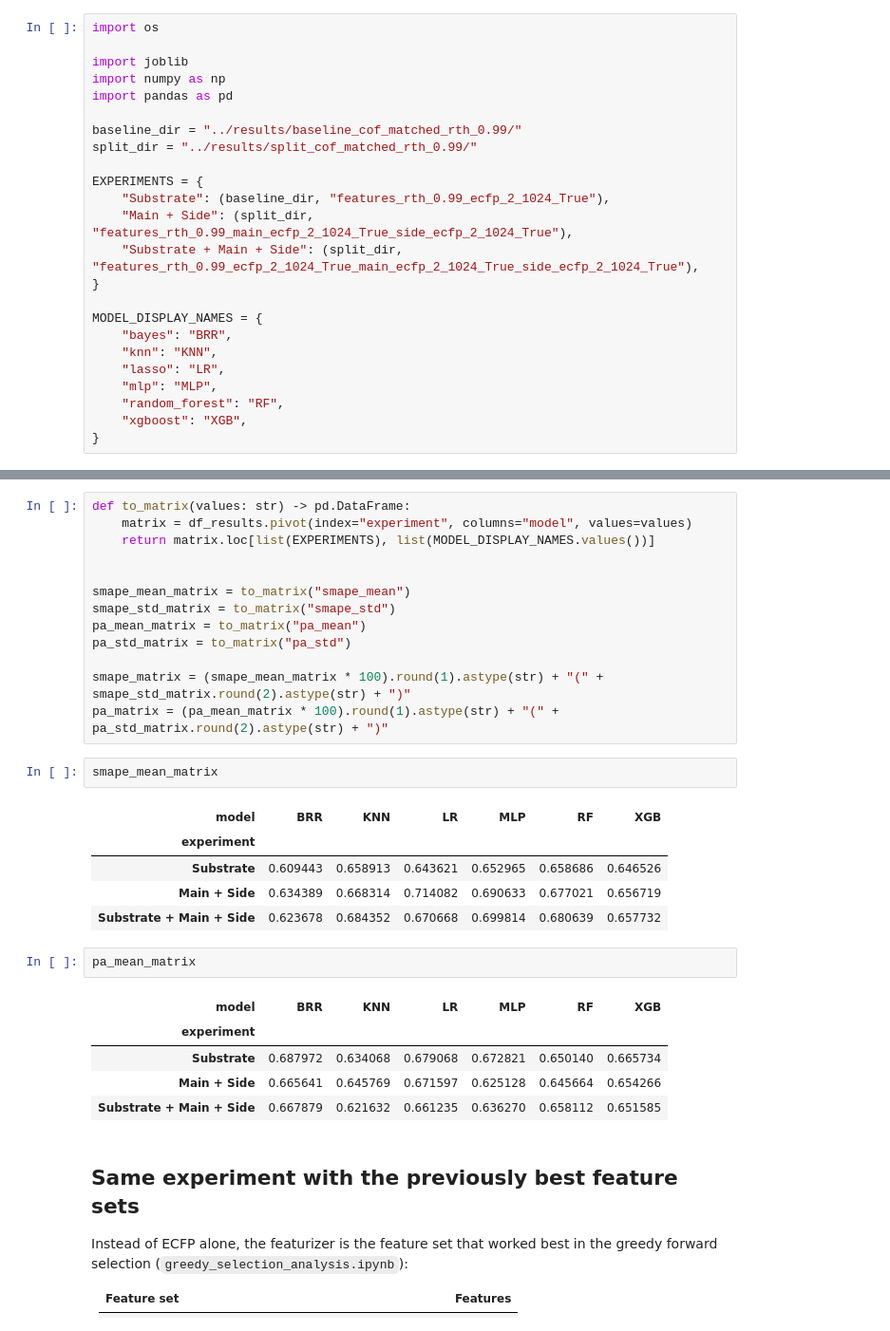
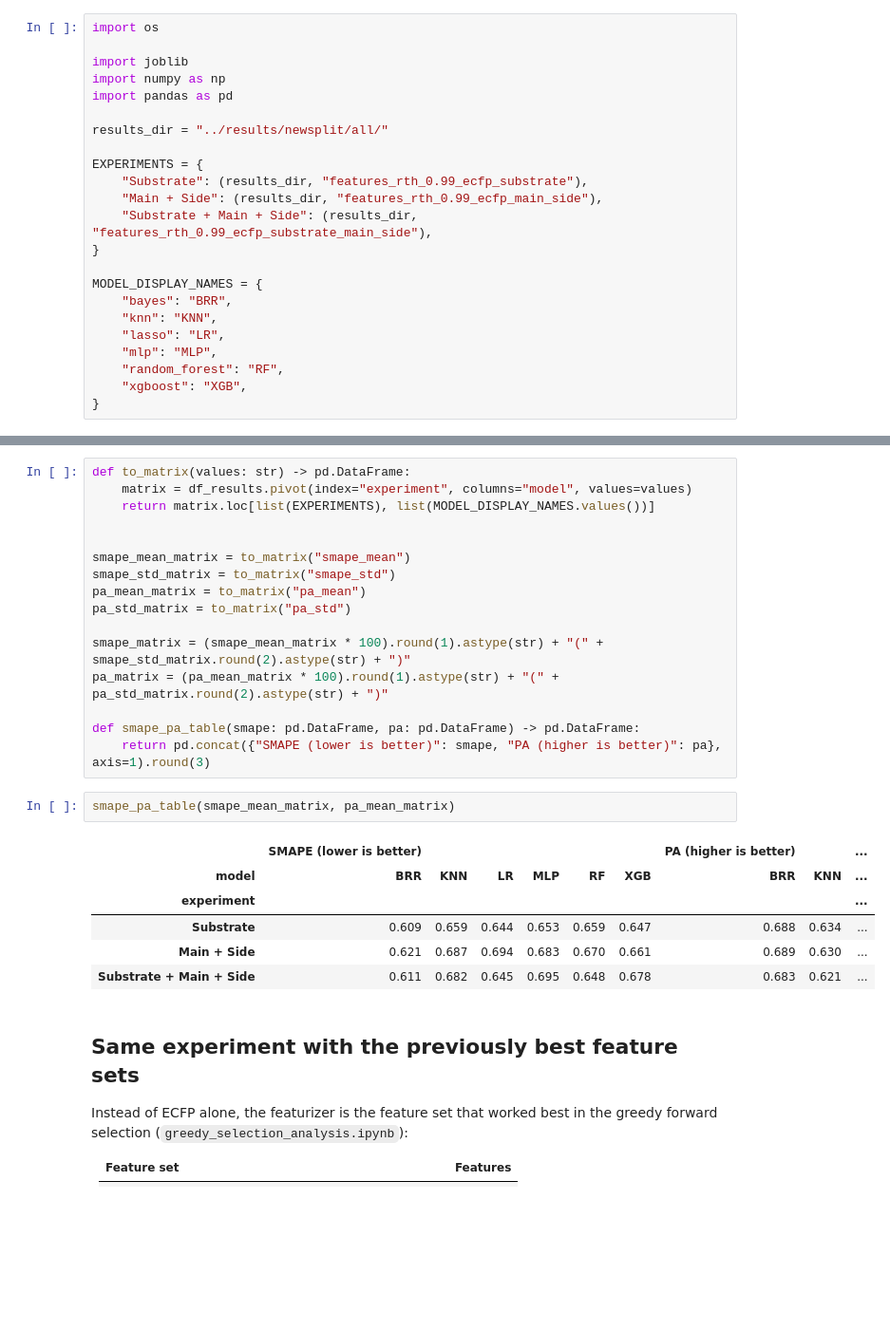
Before and after one commit to JMadejczyk/precursor2cof-capacitance, a Jupyter notebook: notebooks/main_experiment_matrices.ipynb, the cells around one changed output, grey strips where cells are left out. Shown at 95% size. Drawn from its saved outputs; the diff is of its cells as text; blank space fills up the shorter version.

```diff
--- a/notebooks/main_experiment_matrices.ipynb
+++ b/notebooks/main_experiment_matrices.ipynb
@@ -17,13 +17,12 @@ import joblib
 import numpy as np
 import pandas as pd
 
-baseline_dir = "../results/baseline_cof_matched_rth_0.99/"
-split_dir = "../results/split_cof_matched_rth_0.99/"
+results_dir = "../results/newsplit/all/"
 
 EXPERIMENTS = {
-    "Substrate": (baseline_dir, "features_rth_0.99_ecfp_2_1024_True"),
-    "Main + Side": (split_dir, "features_rth_0.99_main_ecfp_2_1024_True_side_ecfp_2_1024_True"),
-    "Substrate + Main + Side": (split_dir, "features_rth_0.99_ecfp_2_1024_True_main_ecfp_2_1024_True_side_ecfp_2_1024_True"),
+    "Substrate": (results_dir, "features_rth_0.99_ecfp_substrate"),
+    "Main + Side": (results_dir, "features_rth_0.99_ecfp_main_side"),
+    "Substrate + Main + Side": (results_dir, "features_rth_0.99_ecfp_substrate_main_side"),
 }
 
 MODEL_DISPLAY_NAMES = {
@@ -80,22 +79,18 @@ pa_std_matrix = to_matrix("pa_std")
 
 smape_matrix = (smape_mean_matrix * 100).round(1).astype(str) + "(" + smape_std_matrix.round(2).astype(str) + ")"
 pa_matrix = (pa_mean_matrix * 100).round(1).astype(str) + "(" + pa_std_matrix.round(2).astype(str) + ")"
+
+def smape_pa_table(smape: pd.DataFrame, pa: pd.DataFrame) -> pd.DataFrame:
+    return pd.concat({"SMAPE (lower is better)": smape, "PA (higher is better)": pa}, axis=1).round(3)
 # %%
-smape_mean_matrix
+smape_pa_table(smape_mean_matrix, pa_mean_matrix)
 # %% [output]
-| model | BRR | KNN | LR | MLP | RF | XGB |
-| experiment |  |  |  |  |  |  |
-| Substrate | 0.609443 | 0.658913 | 0.643621 | 0.652965 | 0.658686 | 0.646526 |
-| Main + Side | 0.634389 | 0.668314 | 0.714082 | 0.690633 | 0.677021 | 0.656719 |
-| Substrate + Main + Side | 0.623678 | 0.684352 | 0.670668 | 0.699814 | 0.680639 | 0.657732 |
+|  | SMAPE (lower is better) |  |  |  |  |  | PA (higher is better) |  | ... |
+| model | BRR | KNN | LR | MLP | RF | XGB | BRR | KNN | ... |
+| experiment |  |  |  |  |  |  |  |  | ... |
+| Substrate | 0.609 | 0.659 | 0.644 | 0.653 | 0.659 | 0.647 | 0.688 | 0.634 | ... |
+| Main + Side | 0.621 | 0.687 | 0.694 | 0.683 | 0.670 | 0.661 | 0.689 | 0.630 | ... |
+| Substrate + Main + Side | 0.611 | 0.682 | 0.645 | 0.695 | 0.648 | 0.678 | 0.683 | 0.621 | ... |
-# %%
-pa_mean_matrix
-# %% [output]
-| model | BRR | KNN | LR | MLP | RF | XGB |
-| experiment |  |  |  |  |  |  |
-| Substrate | 0.687972 | 0.634068 | 0.679068 | 0.672821 | 0.650140 | 0.665734 |
-| Main + Side | 0.665641 | 0.645769 | 0.671597 | 0.625128 | 0.645664 | 0.654266 |
-| Substrate + Main + Side | 0.667879 | 0.621632 | 0.661235 | 0.636270 | 0.658112 | 0.651585 |
 # %% [markdown]
 ## Same experiment with the previously best feature sets
 
```
Also changed, not shown: parts of 11 cells of this notebook, 1 other file.
